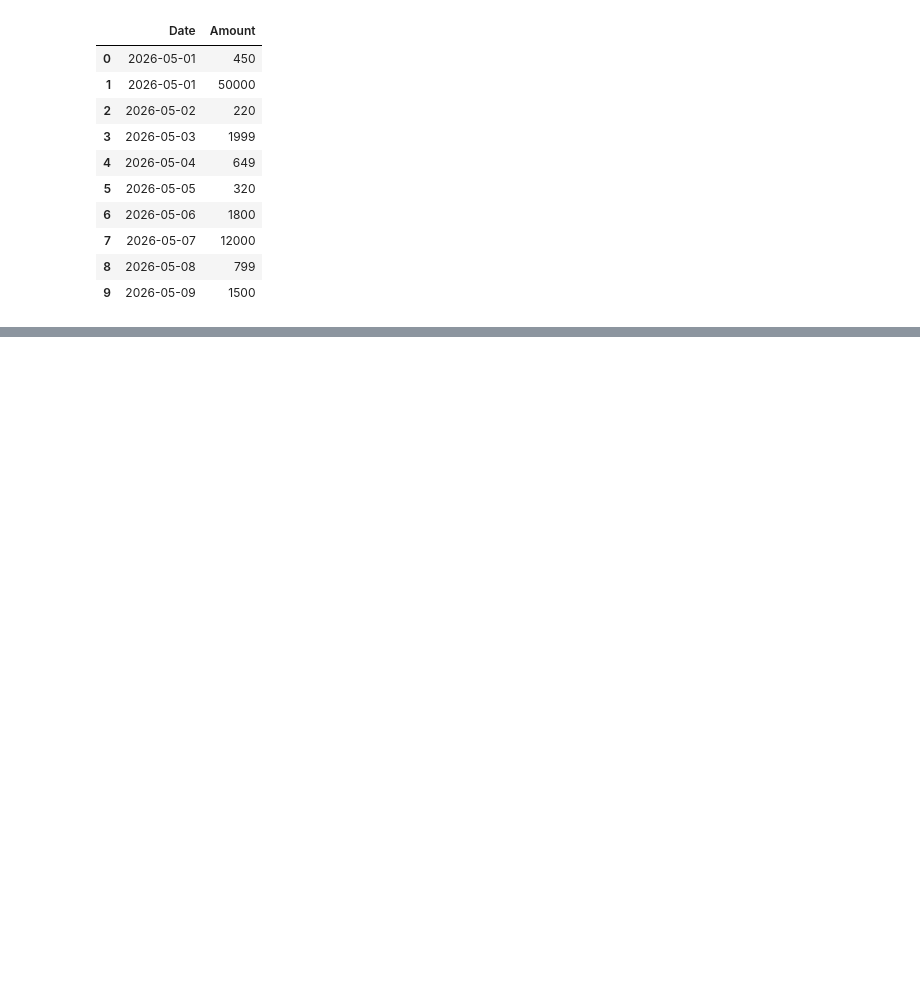
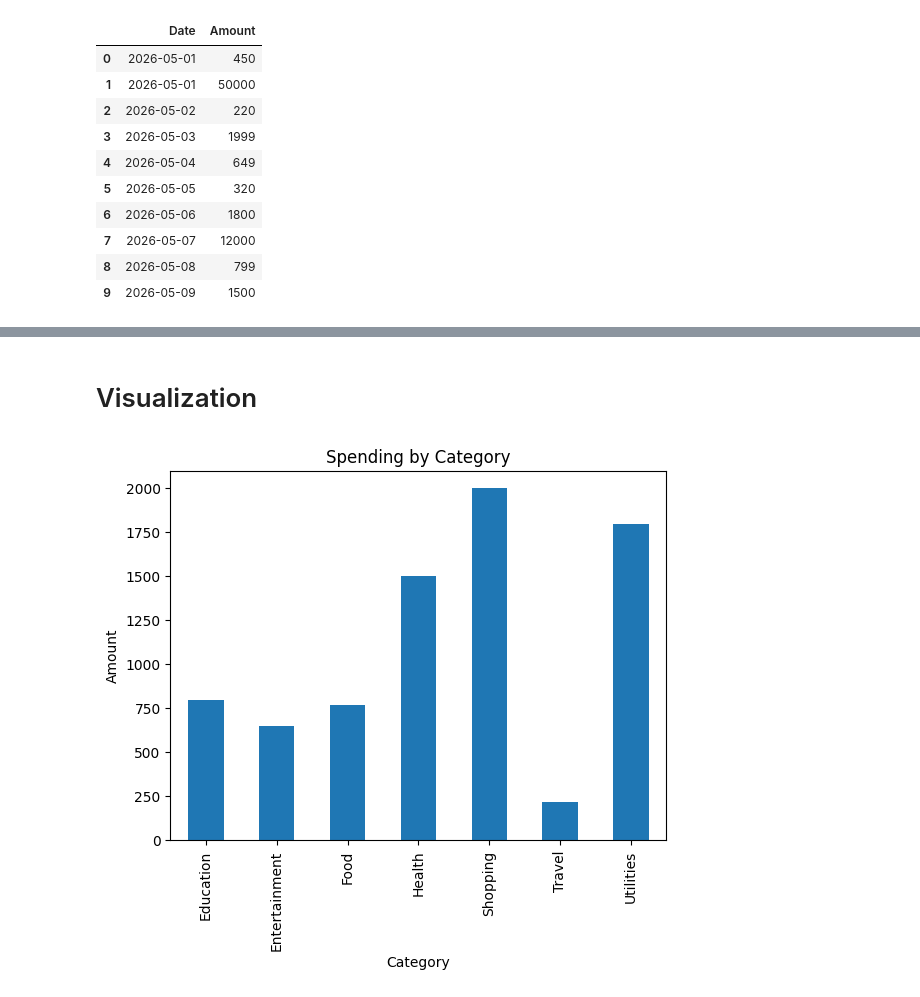
Before and after one commit to astik77/finance-intelligence-system, a Jupyter notebook: notebooks/eda.ipynb, the cells around one changed output, grey strips where cells are left out. Drawn from its saved outputs; the diff is of its cells as text; code cells hidden in the pictures; blank space fills up the shorter version.

Commit message:
Visualization started

```diff
--- a/notebooks/eda.ipynb
+++ b/notebooks/eda.ipynb
@@ -75,0 +146,7 @@ df[["Date", "Amount"]]
+# %%
+#Adding new column for tax (only on debit transactions)
+df["Tax"] = df.apply(
+    lambda row: row["Amount"] * 0.18 if row["Type"] == "Debit" else 0,
+    axis=1
+)
+df
@@ -75,0 +165,8 @@ df[["Date", "Amount"]]
+# %%
+# Converting dates
+df["Date"] = pd.to_datetime(df["Date"])
+
+# Extracting date features
+df["Month"] = df["Date"].dt.month
+df["Day"] = df["Date"].dt.day_name()
+df
@@ -75,0 +224,4 @@ df[["Date", "Amount"]]
+# %%
+# Top Spending Category
+debit_df = df[df["Type"] == "Debit"]
+debit_df.groupby("Category")["Amount"].sum().sort_values(ascending=False)
@@ -75,0 +243,14 @@ df[["Date", "Amount"]]
+# %% [markdown]
+# Visualization
+# %%
+category_spending = debit_df.groupby("Category")["Amount"].sum()
+
+category_spending.plot(kind="bar")
+
+plt.title("Spending by Category")
+plt.xlabel("Category")
+plt.ylabel("Amount")
+
+plt.show()
+# %% [output]
+[figure, added]
```
Also changed, not shown: parts of 13 cells of this notebook.
